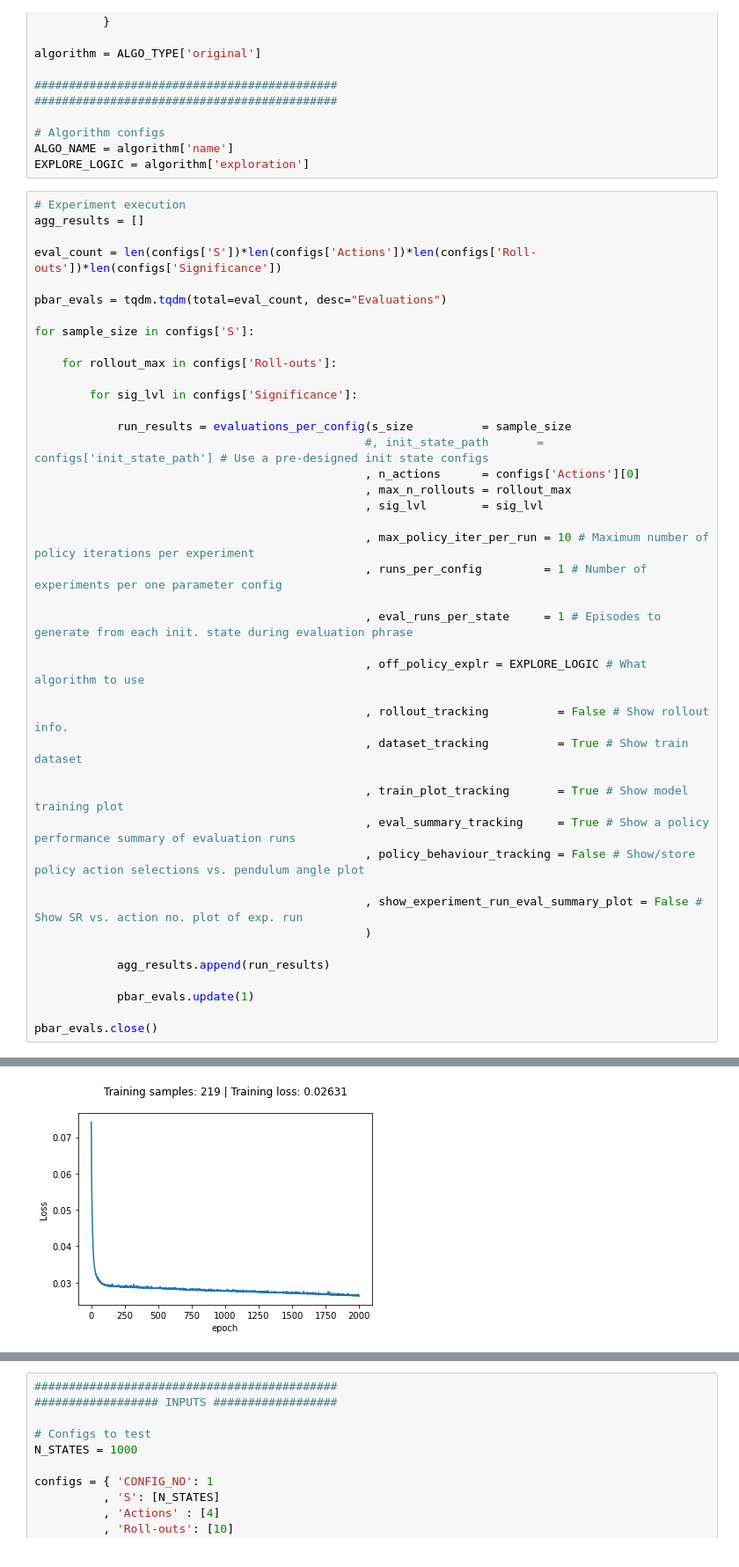
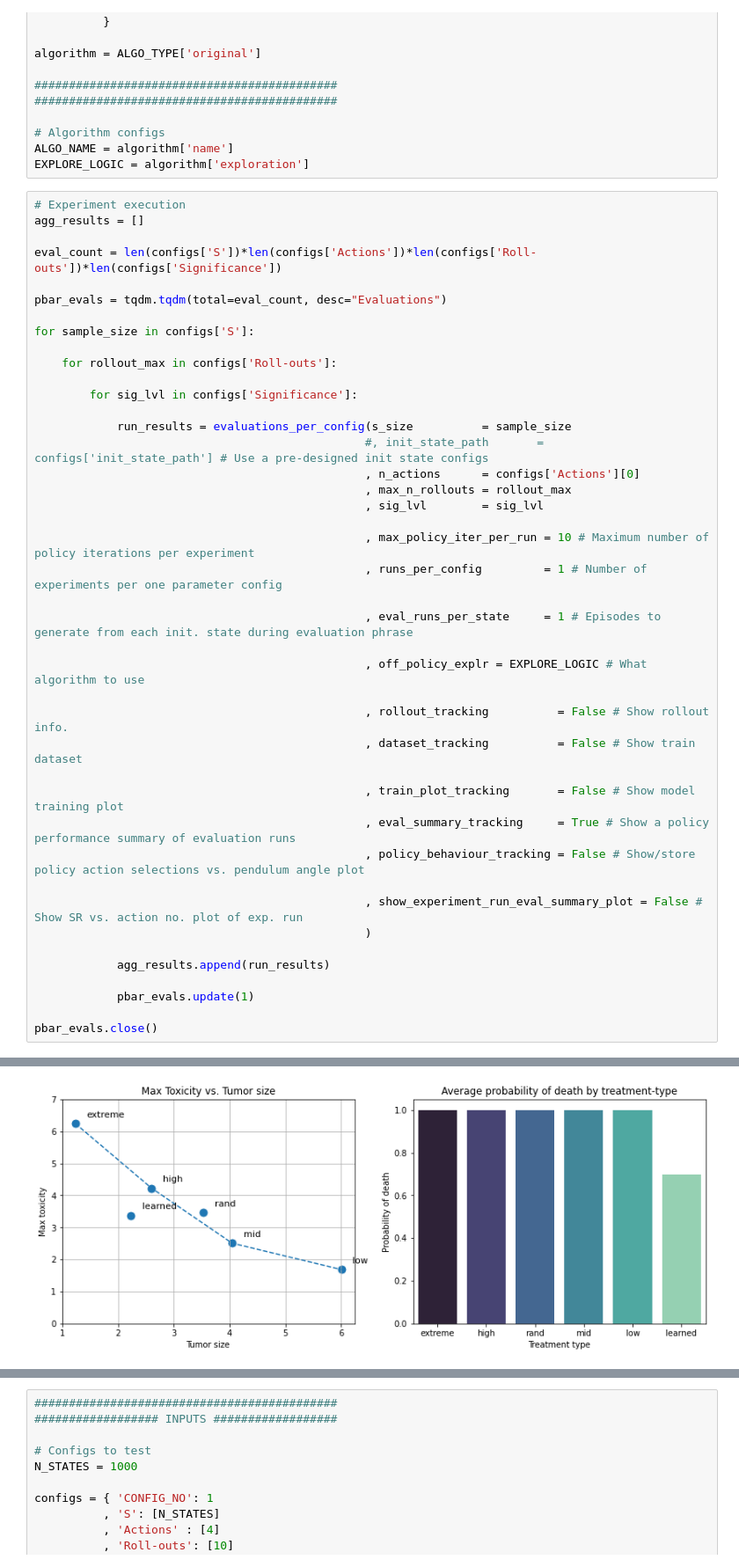
Before and after one commit to PandulaP/RL_Research, a Jupyter notebook: Pb_policy_iteration/cancer_treatment_env/algo_template/pbpi_algo_exp_setup/experiments/exp_analysis.ipynb, the cells around one changed output, grey strips where cells are left out. Shown at 88% size. Cells and saved outputs as stored; diff of their text form.

```diff
--- a/Pb_policy_iteration/cancer_treatment_env/algo_template/pbpi_algo_exp_setup/experiments/exp_analysis.ipynb
+++ b/Pb_policy_iteration/cancer_treatment_env/algo_template/pbpi_algo_exp_setup/experiments/exp_analysis.ipynb
@@ -62,9 +63,9 @@ for sample_size in configs['S']:
                                                 , off_policy_explr = EXPLORE_LOGIC # What algorithm to use
 
                                                 , rollout_tracking          = False # Show rollout info.
-                                                , dataset_tracking          = True # Show train dataset
+                                                , dataset_tracking          = False # Show train dataset
 
-                                                , train_plot_tracking       = True # Show model training plot
+                                                , train_plot_tracking       = False # Show model training plot
                                                 , eval_summary_tracking     = True # Show a policy performance summary of evaluation runs
                                                 , policy_behaviour_tracking = False # Show/store policy action selections vs. pendulum angle plot
 
@@ -97 +88 @@ Training data samples: 219
-[figure, old version]
+[figure, new version]
```
Also changed, not shown: parts of 16 cells of this notebook, 27 other files.
